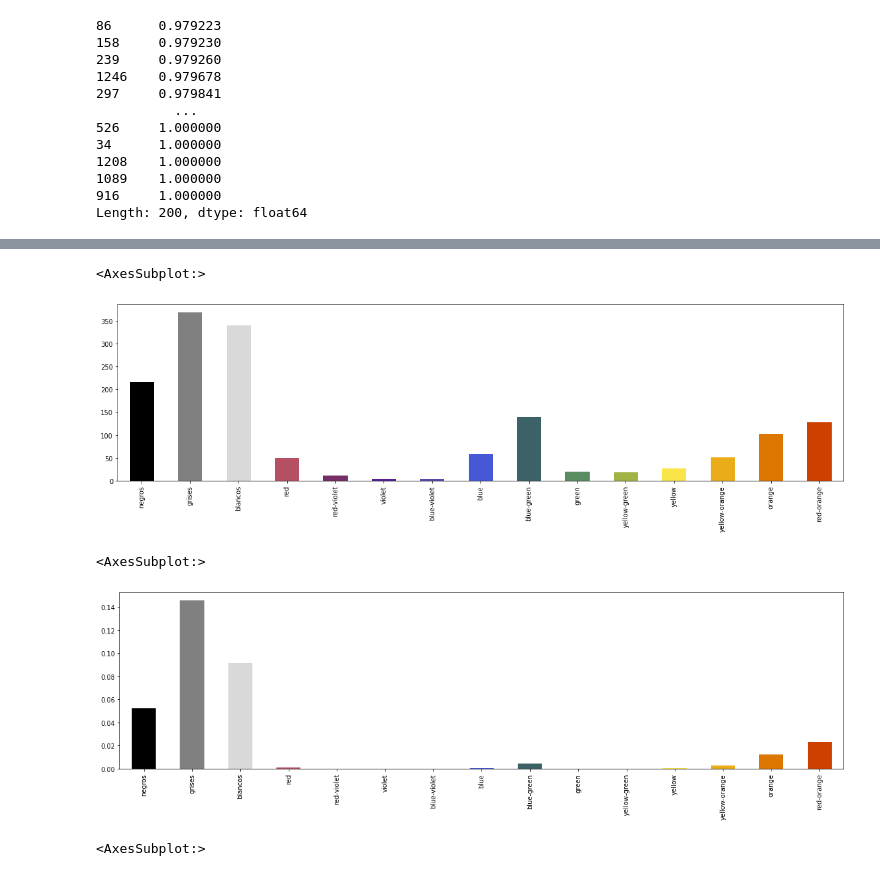
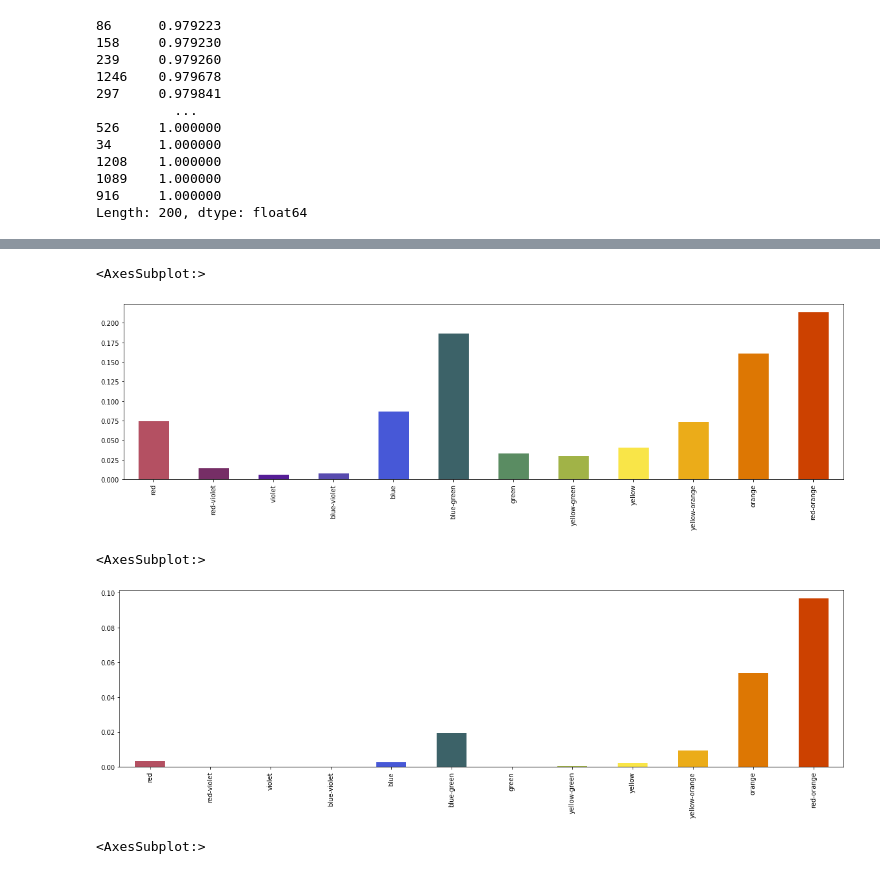
Before and after one commit to uai-art-image-processing/covid19_color_emotion_analysis, a Jupyter notebook: composicion/01_Volumen/02a_Pruebas_Cubo_Colores_Itten.ipynb, the cells around one changed output, grey strips where cells are left out. Saved outputs shown, nothing was run; the diff lists cells and outputs as text; code cells hidden in the pictures.

```diff
--- a/composicion/01_Volumen/02a_Pruebas_Cubo_Colores_Itten.ipynb
+++ b/composicion/01_Volumen/02a_Pruebas_Cubo_Colores_Itten.ipynb
@@ -259,13 +259,13 @@ Name: 0, dtype: float64
 # %%
-pd_discr_weighted_total_signatures.sum().plot.bar(color=get_palette(final_analysis_palette))
+pd_discr_weighted_signatures.mean().plot.bar(color=get_palette(final_analysis_palette[3:]))
 # %% [output]
 <AxesSubplot:>
-[figure, old version]
+[figure, new version]
 # %%
-pd_discr_weighted_total_signatures.median().plot.bar(color=get_palette(final_analysis_palette))
+pd_discr_weighted_signatures.median().plot.bar(color=get_palette(final_analysis_palette[3:]))
 # %% [output]
 <AxesSubplot:>
-[figure, old version]
+[figure, new version]
 # %%
 pd_discr_weighted_signatures.median().plot.bar(color=get_palette(final_analysis_palette[3:]))
 # %% [output]
```
Also changed, not shown: parts of 9 cells of this notebook, 13 other files.
